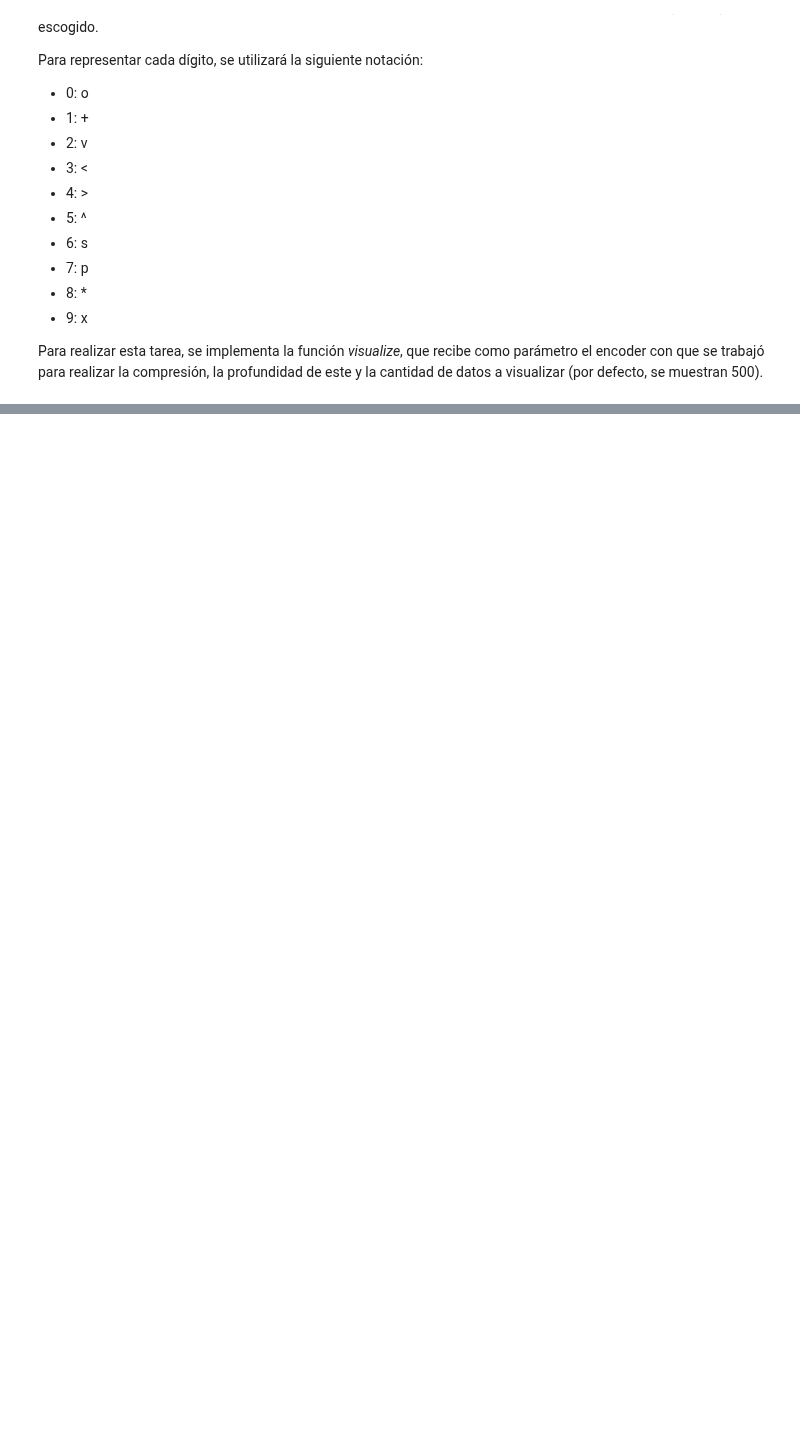
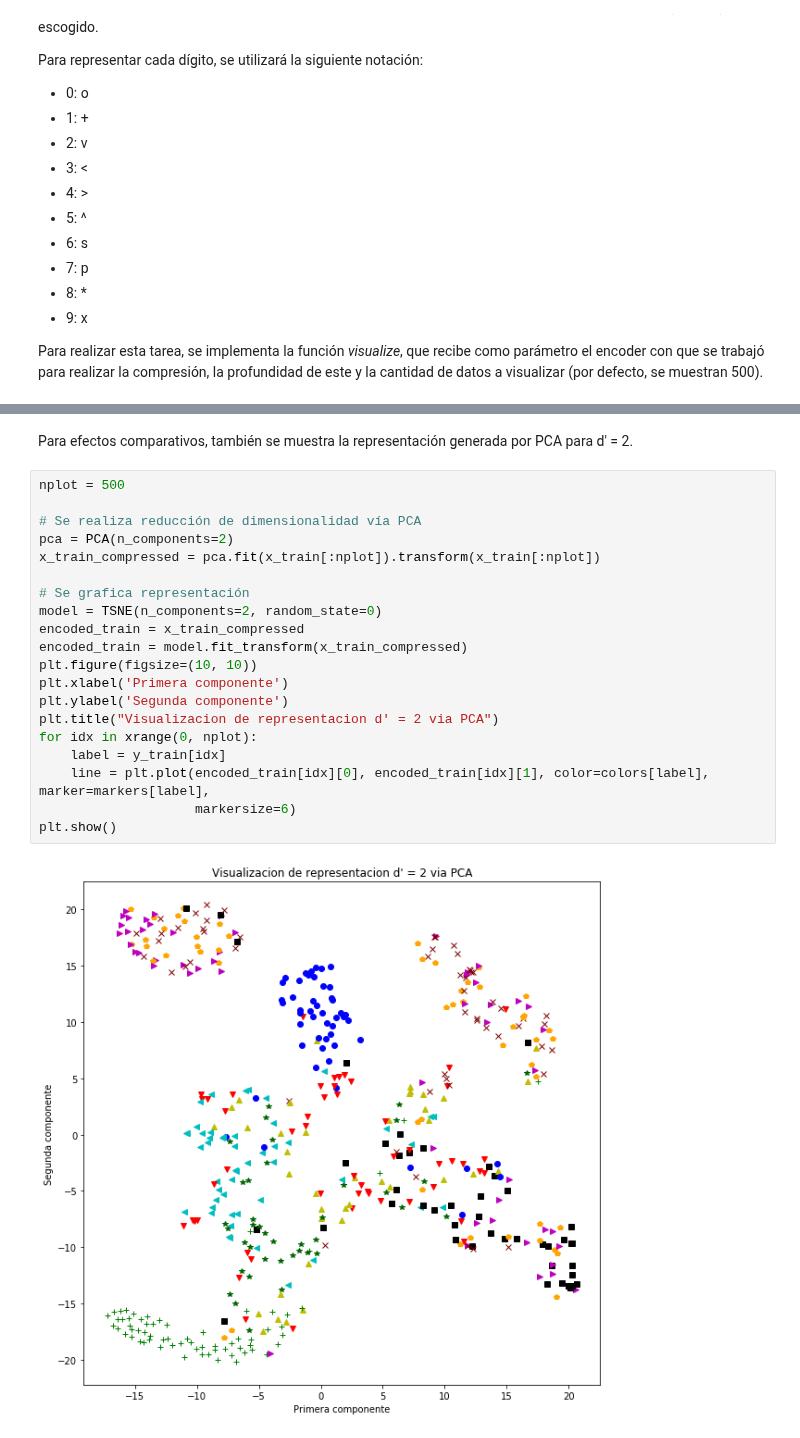
Before and after one commit to Seba93/Tarea2-ANN, a Jupyter notebook: problema3.1/Problema3.1.ipynb, the cells around one changed output, grey strips where cells are left out. Drawn from its saved outputs; the diff is of its cells as text; blank space fills up the shorter version.

```diff
--- a/problema3.1/Problema3.1.ipynb
+++ b/problema3.1/Problema3.1.ipynb
@@ -548,0 +557,24 @@ for depth in [2, 3, 4]:
+# %% [markdown]
+Para efectos comparativos, también se muestra la representación generada por PCA para d' = 2.
+# %%
+nplot = 500
+
+# Se realiza reducción de dimensionalidad vía PCA
+pca = PCA(n_components=2)
+x_train_compressed = pca.fit(x_train[:nplot]).transform(x_train[:nplot])
+
+# Se grafica representación
+model = TSNE(n_components=2, random_state=0)
+encoded_train = x_train_compressed
+encoded_train = model.fit_transform(x_train_compressed)
+plt.figure(figsize=(10, 10))
+plt.xlabel('Primera componente')
+plt.ylabel('Segunda componente')
+plt.title("Visualizacion de representacion d' = 2 via PCA")
+for idx in xrange(0, nplot):
+    label = y_train[idx]
+    line = plt.plot(encoded_train[idx][0], encoded_train[idx][1], color=colors[label], marker=markers[label],
+                    markersize=6)
+plt.show()
+# %% [output]
+[figure, added]
```
Also changed, not shown: parts of 9 cells of this notebook.
